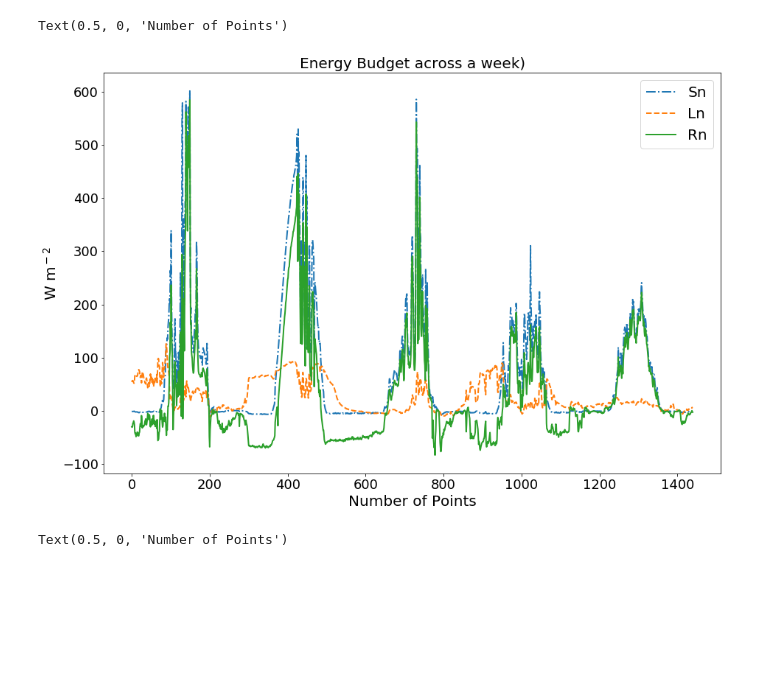
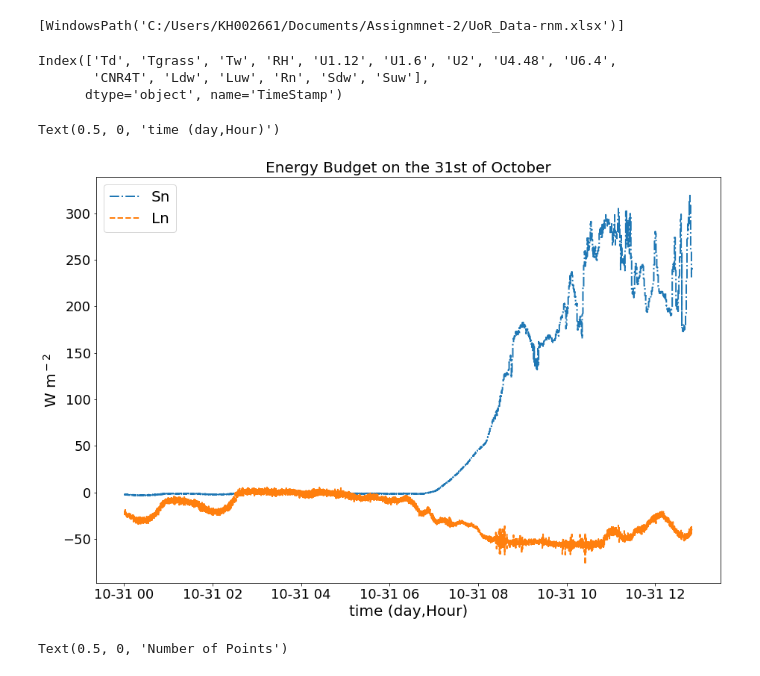
Before and after one commit to IsabelSmith1998/Assignment-Two--25002661, a Jupyter notebook: Assignmnet two.ipynb, the cells around one changed output. Saved outputs shown, nothing was run; the diff lists cells and outputs as text; code cells hidden in the pictures; blank space fills up the shorter version.

Commit message:
Work on plots

```diff
--- a/Assignmnet two.ipynb
+++ b/Assignmnet two.ipynb
@@ -18,20 +8,35 @@ time= data5[:,1]
+# %%
+list(Path().cwd().glob('*xlsx'))
+# %% [output]
+[WindowsPath('C:/Users/KH002661/Documents/Assignmnet-2/UoR_Data-rnm.xlsx')]
+# %%
+df31 =pd.read_csv("UoR_Data (7).csv",header=[0,1],index_col=0)
+df31=df31.droplevel(1,axis=1)
+df31.index=pd.to_datetime(df31.index)
+# %%
+df31.columns
+# %% [output]
+Index(['Td', 'Tgrass', 'Tw', 'RH', 'U1.12', 'U1.6', 'U2', 'U4.48', 'U6.4',
+       'CNR4T', 'Ldw', 'Luw', 'Rn', 'Sdw', 'Suw'],
+      dtype='object', name='TimeStamp')
 # %%
-SW= (Sdw-suw)
-LW= -(Ldw-Luw)
-Rn = LW+SW
+SW = df31.Sdw - df31.Suw
+LW= df31.Ldw- df31.Luw
 # %%
 plt.figure(num=1, figsize=(15,10))
 plt.plot(SW,"-.",label='Sn',lw=2)
 plt.plot(LW,"--",label='Ln',lw=2)
-plt.plot(Netradiation,"-",label='Rn',lw=2)
 plt.legend(loc='best',fontsize=20)
 plt.tick_params(labelsize= 18)
 plt.ylabel('W m${^-}{^2}$',fontsize=20)
-plt.title('Energy Budget across a week)',fontsize=20)
-plt.xlabel('Number of Points',fontsize=20)
+plt.legend(loc='best',fontsize=20)
+plt.tick_params(labelsize= 18)
+plt.ylabel('W m${^-}{^2}$',fontsize=20)
+plt.title('Energy Budget on the 31st of October',fontsize=20)
+plt.xlabel('time (day,Hour)',fontsize=20)
 # %% [output]
-Text(0.5, 0, 'Number of Points')
+Text(0.5, 0, 'time (day,Hour)')
-[figure, old version]
+[figure, new version]
 # %%
 plt.figure(num=1, figsize=(15,10))
 plt.plot(figsize=(15,200))
```
Also changed, not shown: parts of 25 cells of this notebook, 7 other files.
